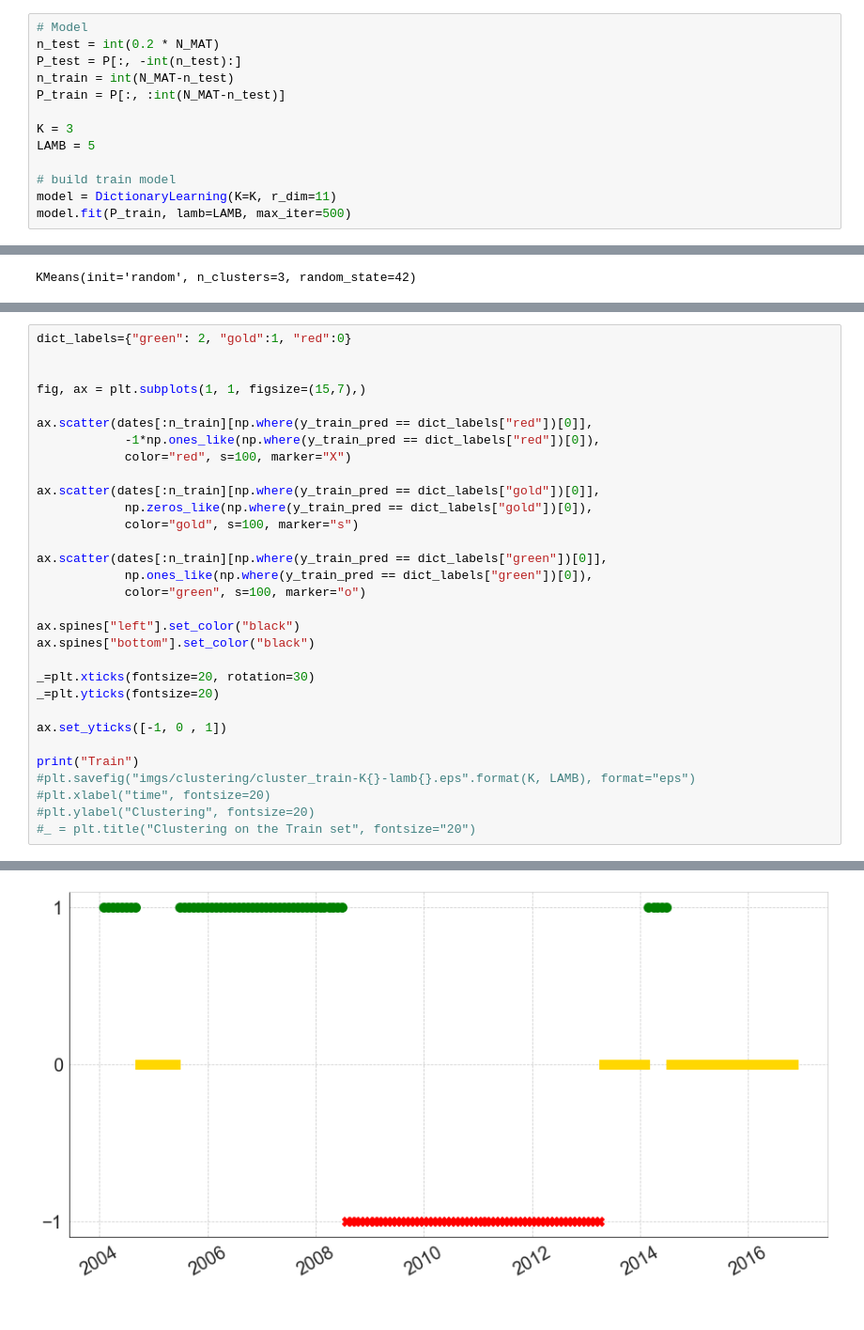
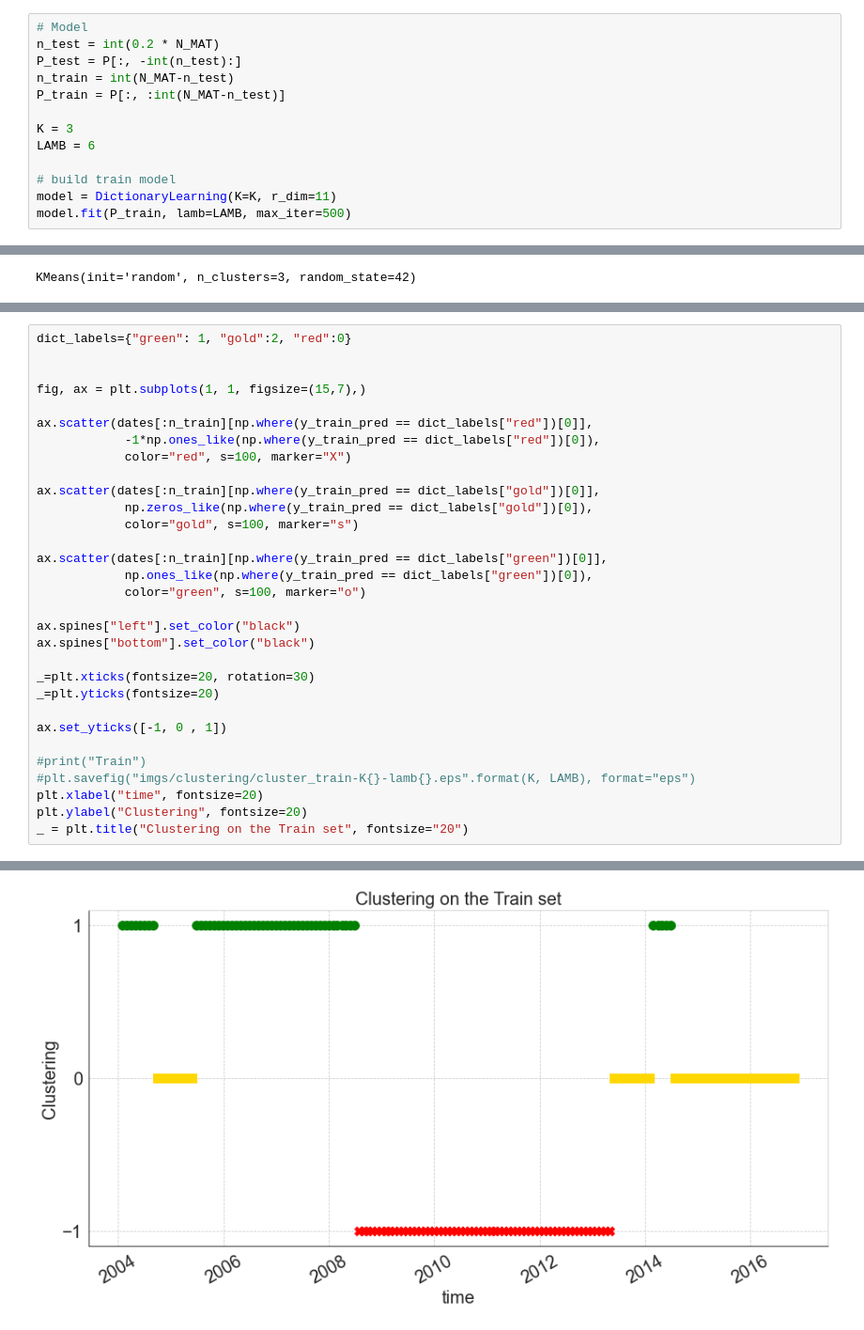
Before and after one commit to michael-allouche/dictionary-learning-RMM, a Jupyter notebook: DL-RMM.ipynb, the cells around one changed output, grey strips where cells are left out. Shown: that part at 94% size. Cells and saved outputs as stored; diff of their text form.

```diff
--- a/DL-RMM.ipynb
+++ b/DL-RMM.ipynb
@@ -492,7 +209,7 @@ n_train = int(N_MAT-n_test)
 P_train = P[:, :int(N_MAT-n_test)]
 
 K = 3
-LAMB = 5
+LAMB = 6
 
 # build train model
 model = DictionaryLearning(K=K, r_dim=11)
@@ -577,6 +266,6 @@ array([2, 2, 2, 2, 2, 2, 2, 2, 1, 1, 1, 1, 1, 1, 1, 1, 1, 2, 2, 2, 2, 2,
       dtype=int32)
 # %%
-dict_labels={"green": 2, "gold":1, "red":0}
+dict_labels={"green": 1, "gold":2, "red":0}
 
 
 fig, ax = plt.subplots(1, 1, figsize=(15,7),)
@@ -601,9 +290,9 @@ _=plt.yticks(fontsize=20)
 
 ax.set_yticks([-1, 0 , 1])
 
-print("Train")
+#print("Train")
 #plt.savefig("imgs/clustering/cluster_train-K{}-lamb{}.eps".format(K, LAMB), format="eps")
-#plt.xlabel("time", fontsize=20)
-#plt.ylabel("Clustering", fontsize=20)
-#_ = plt.title("Clustering on the Train set", fontsize="20")
+plt.xlabel("time", fontsize=20)
+plt.ylabel("Clustering", fontsize=20)
+_ = plt.title("Clustering on the Train set", fontsize="20")
 # %% [output]
@@ -611 +299 @@ Train
-[figure, old version]
+[figure, new version]
```
Also changed, not shown: parts of 48 cells of this notebook.
